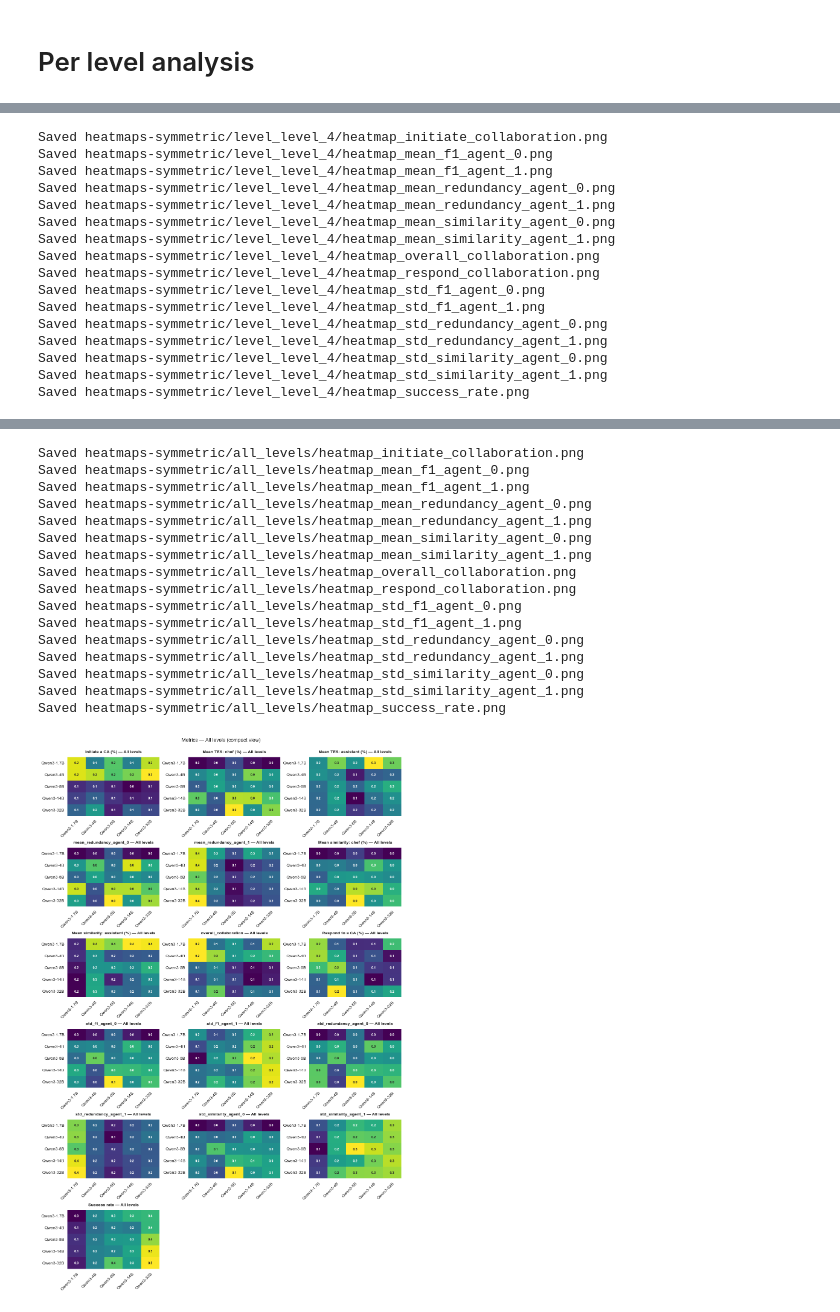
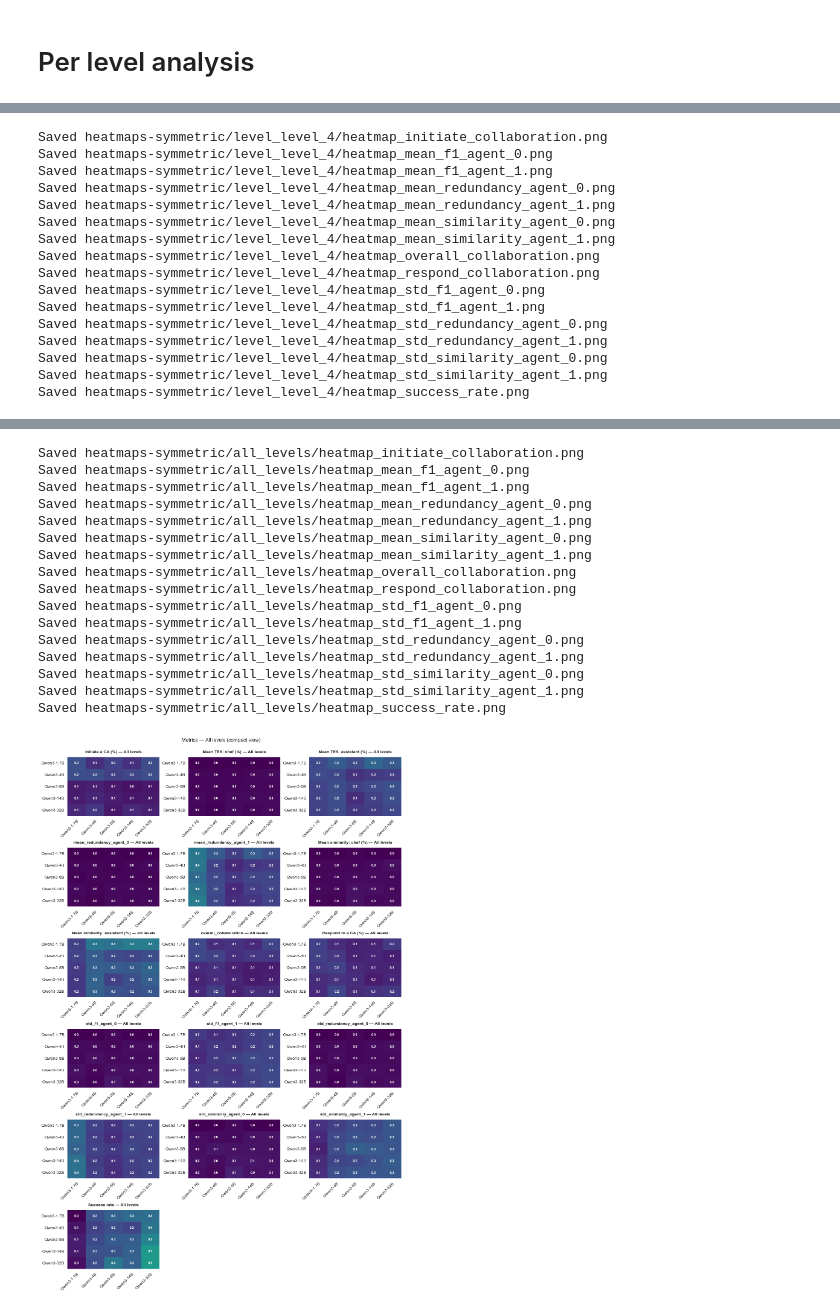
Before and after one commit to marimeireles/Collab-Overcooked, a Jupyter notebook: analysis/sym-per_level_analysis.ipynb, the cells around one changed output, grey strips where cells are left out. Saved outputs shown, nothing was run; the diff lists cells and outputs as text; code cells hidden in the pictures.

Commit message:
Latest changes in data visu

```diff
--- a/analysis/sym-per_level_analysis.ipynb
+++ b/analysis/sym-per_level_analysis.ipynb
@@ -28,6 +28,7 @@ from pathlib import Path
 from typing import Iterable, Optional
 
 import matplotlib.pyplot as plt
+from matplotlib.colors import Normalize
 import numpy as np
 import pandas as pd
 import seaborn as sns
@@ -72,7 +73,7 @@ y_axis_label: str = ""
 # Title template mirrors inline/PNG parity.
 # Use {metric_label} and {level_label} tokens; for "all levels" we inject "All levels".
 title_template: str = "{metric_label} — {level_label}"
-
+COLOR_NORM = Normalize(vmin=0.0, vmax=1.0)   # set to Normalize(0, 100) if your data are percentages
 # ───────────────────────────────────────────────────────────────
 # 0-bis. Centralised heat-map styling — **single source of truth**
 # ───────────────────────────────────────────────────────────────
@@ -81,6 +82,7 @@ HEATMAP_KWARGS: dict = dict(
     fmt=".1f",
     annot_kws={"size": 8, "weight": "bold"},  # slightly larger, bold text
     cmap="viridis",             # modern seaborn colormap
+    norm=COLOR_NORM,          # <— single source of truth for scaling
     linewidths=0.0,
     linecolor="white",
     cbar=False,                # suppress colour-bar as in notebook view
@@ -347,17 +349,17 @@ Saved heatmaps-symmetric/level_level_4/heatmap_success_rate.png
 Saved heatmaps-symmetric/all_levels/heatmap_initiate_collaboration.png
 Saved heatmaps-symmetric/all_levels/heatmap_mean_f1_agent_0.png
 Saved heatmaps-symmetric/all_levels/heatmap_mean_f1_agent_1.png
 Saved heatmaps-symmetric/all_levels/heatmap_mean_redundancy_agent_0.png
 Saved heatmaps-symmetric/all_levels/heatmap_mean_redundancy_agent_1.png
 Saved heatmaps-symmetric/all_levels/heatmap_mean_similarity_agent_0.png
 Saved heatmaps-symmetric/all_levels/heatmap_mean_similarity_agent_1.png
 Saved heatmaps-symmetric/all_levels/heatmap_overall_collaboration.png
 Saved heatmaps-symmetric/all_levels/heatmap_respond_collaboration.png
 Saved heatmaps-symmetric/all_levels/heatmap_std_f1_agent_0.png
 Saved heatmaps-symmetric/all_levels/heatmap_std_f1_agent_1.png
 Saved heatmaps-symmetric/all_levels/heatmap_std_redundancy_agent_0.png
 Saved heatmaps-symmetric/all_levels/heatmap_std_redundancy_agent_1.png
 Saved heatmaps-symmetric/all_levels/heatmap_std_similarity_agent_0.png
 Saved heatmaps-symmetric/all_levels/heatmap_std_similarity_agent_1.png
 Saved heatmaps-symmetric/all_levels/heatmap_success_rate.png
-[figure, old version]
+[figure, new version]
```
Also changed, not shown: parts of 1 cell of this notebook, 8 other files.
